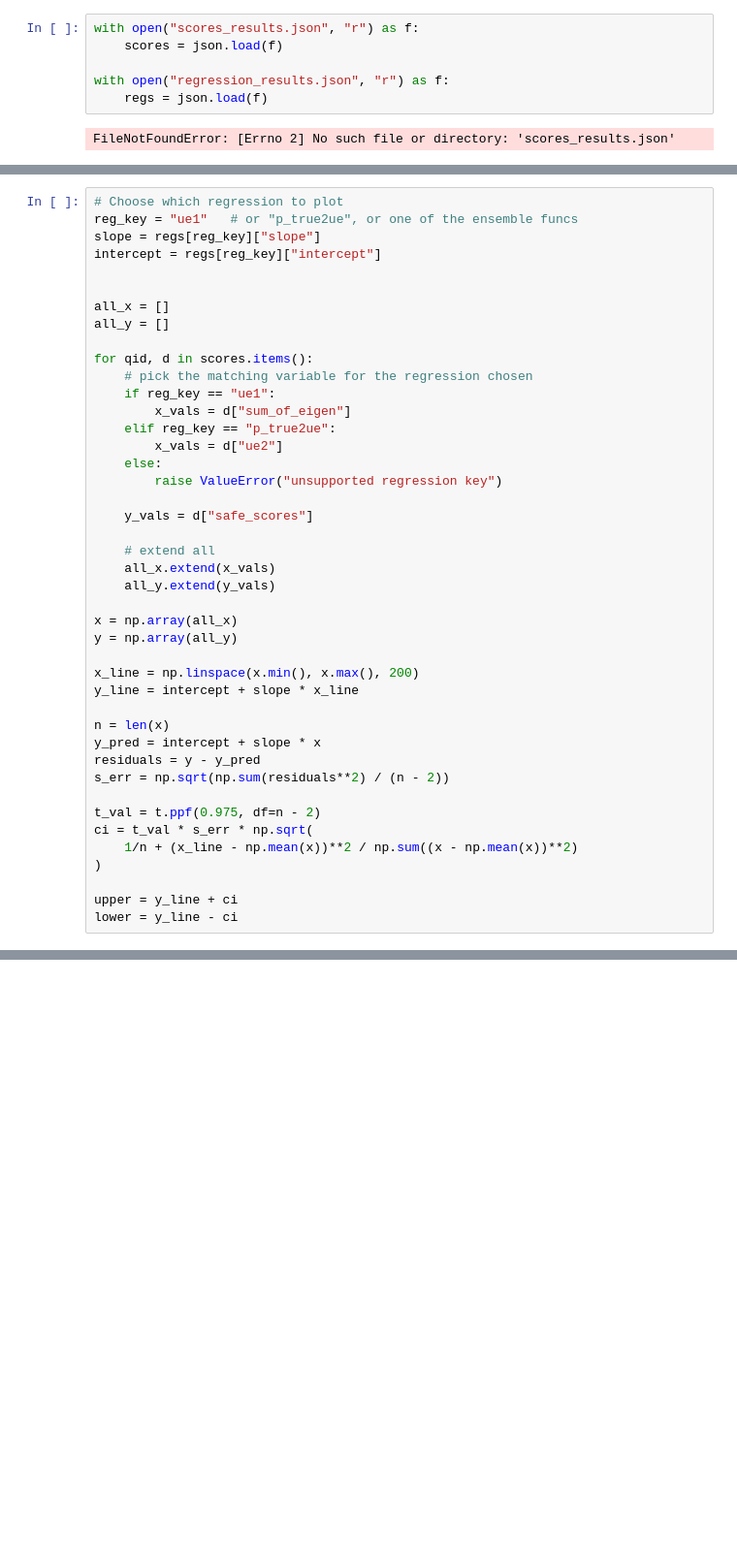
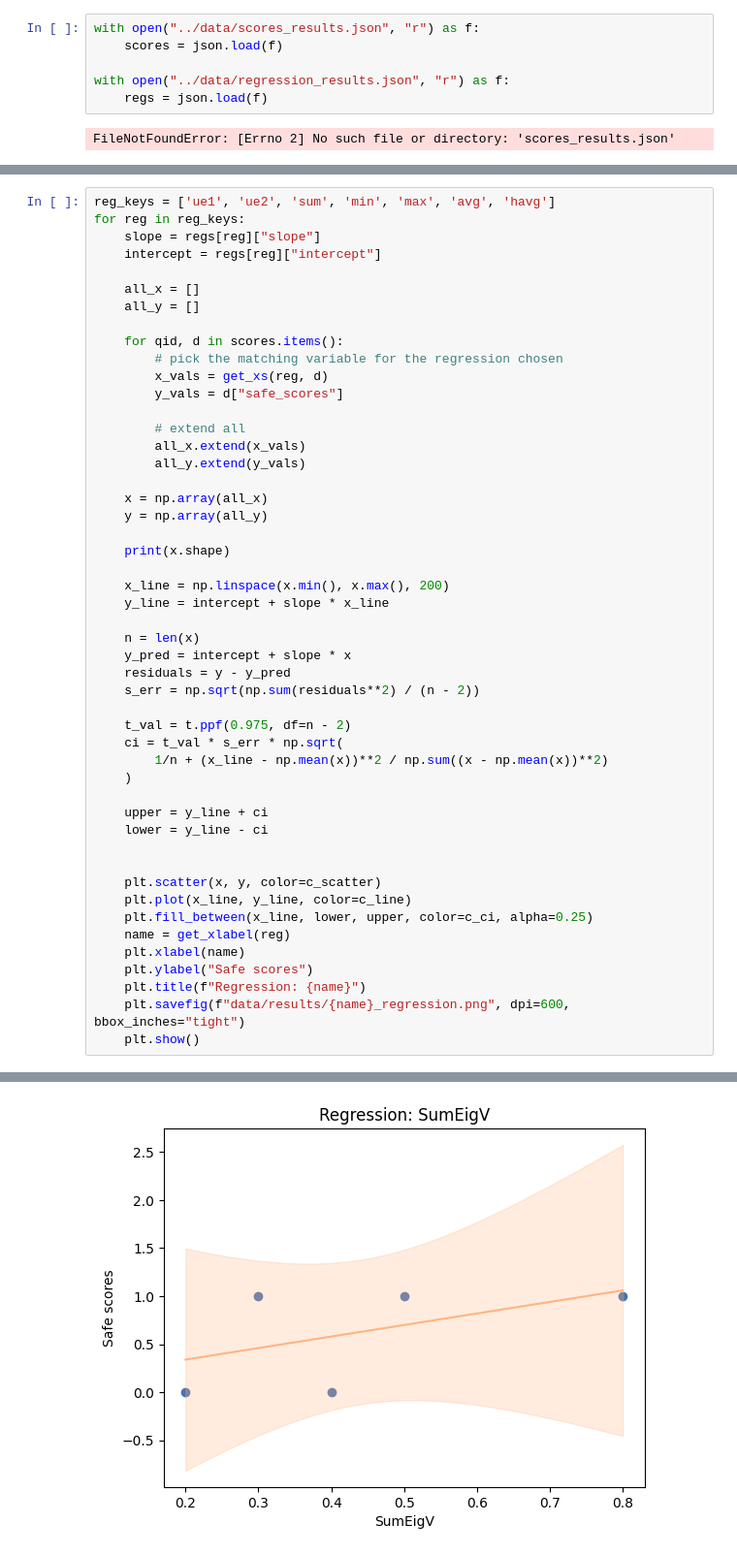
Before and after one commit to VeronicaBolzonella/IR_project, a Jupyter notebook: notebooks/regressions.ipynb, the cells around one changed output, grey strips where cells are left out. Shown at 97% size. Cells and saved outputs as stored; diff of their text form; blank space fills up the shorter version.

Commit message:
added saving plots

```diff
--- a/notebooks/regressions.ipynb
+++ b/notebooks/regressions.ipynb
@@ -12,10 +12,10 @@ c_scatter = palette[0]
 c_line = palette1[1]
 c_ci = palette1[1]
 # %%
-with open("scores_results.json", "r") as f:
+with open("../data/scores_results.json", "r") as f:
     scores = json.load(f)
 
-with open("regression_results.json", "r") as f:
+with open("../data/regression_results.json", "r") as f:
     regs = json.load(f)
 # %% [output]
 FileNotFoundError: [Errno 2] No such file or directory: 'scores_results.json'
@@ -22,43 +105,50 @@ FileNotFoundError: [Errno 2] No such file or directory: 'scores_results.json'
 # %%
-# Choose which regression to plot
-reg_key = "ue1"   # or "p_true2ue", or one of the ensemble funcs
-slope = regs[reg_key]["slope"]
-intercept = regs[reg_key]["intercept"]
+reg_keys = ['ue1', 'ue2', 'sum', 'min', 'max', 'avg', 'havg']
+for reg in reg_keys:
+    slope = regs[reg]["slope"]
+    intercept = regs[reg]["intercept"]
+
+    all_x = []
+    all_y = []
+
+    for qid, d in scores.items():
+        # pick the matching variable for the regression chosen
+        x_vals = get_xs(reg, d)
+        y_vals = d["safe_scores"]
+
+        # extend all
+        all_x.extend(x_vals)
+        all_y.extend(y_vals)
+
+    x = np.array(all_x)
+    y = np.array(all_y)
+
+    print(x.shape)
+
+    x_line = np.linspace(x.min(), x.max(), 200)
+    y_line = intercept + slope * x_line
+
+    n = len(x)
+    y_pred = intercept + slope * x
+    residuals = y - y_pred
+    s_err = np.sqrt(np.sum(residuals**2) / (n - 2))
+
+    t_val = t.ppf(0.975, df=n - 2)
+    ci = t_val * s_err * np.sqrt(
+        1/n + (x_line - np.mean(x))**2 / np.sum((x - np.mean(x))**2)
+    )
+
+    upper = y_line + ci
+    lower = y_line - ci
 
 
-all_x = []
-all_y = []
-
-for qid, d in scores.items():
-    # pick the matching variable for the regression chosen
-    if reg_key == "ue1":
-        x_vals = d["sum_of_eigen"]
-    elif reg_key == "p_true2ue":
-        x_vals = d["ue2"]
-    else:
-        raise ValueError("unsupported regression key")
-
-    y_vals = d["safe_scores"]
-
-    # extend all
-    all_x.extend(x_vals)
-    all_y.extend(y_vals)
-
-x = np.array(all_x)
-y = np.array(all_y)
-
-x_line = np.linspace(x.min(), x.max(), 200)
-y_line = intercept + slope * x_line
-
-n = len(x)
-y_pred = intercept + slope * x
-residuals = y - y_pred
-s_err = np.sqrt(np.sum(residuals**2) / (n - 2))
-
-t_val = t.ppf(0.975, df=n - 2)
-ci = t_val * s_err * np.sqrt(
-    1/n + (x_line - np.mean(x))**2 / np.sum((x - np.mean(x))**2)
-)
-
-upper = y_line + ci
-lower = y_line - ci
+    plt.scatter(x, y, color=c_scatter)
+    plt.plot(x_line, y_line, color=c_line)
+    plt.fill_between(x_line, lower, upper, color=c_ci, alpha=0.25)
+    name = get_xlabel(reg)
+    plt.xlabel(name)
+    plt.ylabel("Safe scores")
+    plt.title(f"Regression: {name}")
+    plt.savefig(f"data/results/{name}_regression.png", dpi=600, bbox_inches="tight")
+    plt.show()
+# %% [output]
@@ -64,0 +156 @@ lower = y_line - ci
+[figure, added]
```
Also changed, not shown: parts of 9 cells of this notebook.
